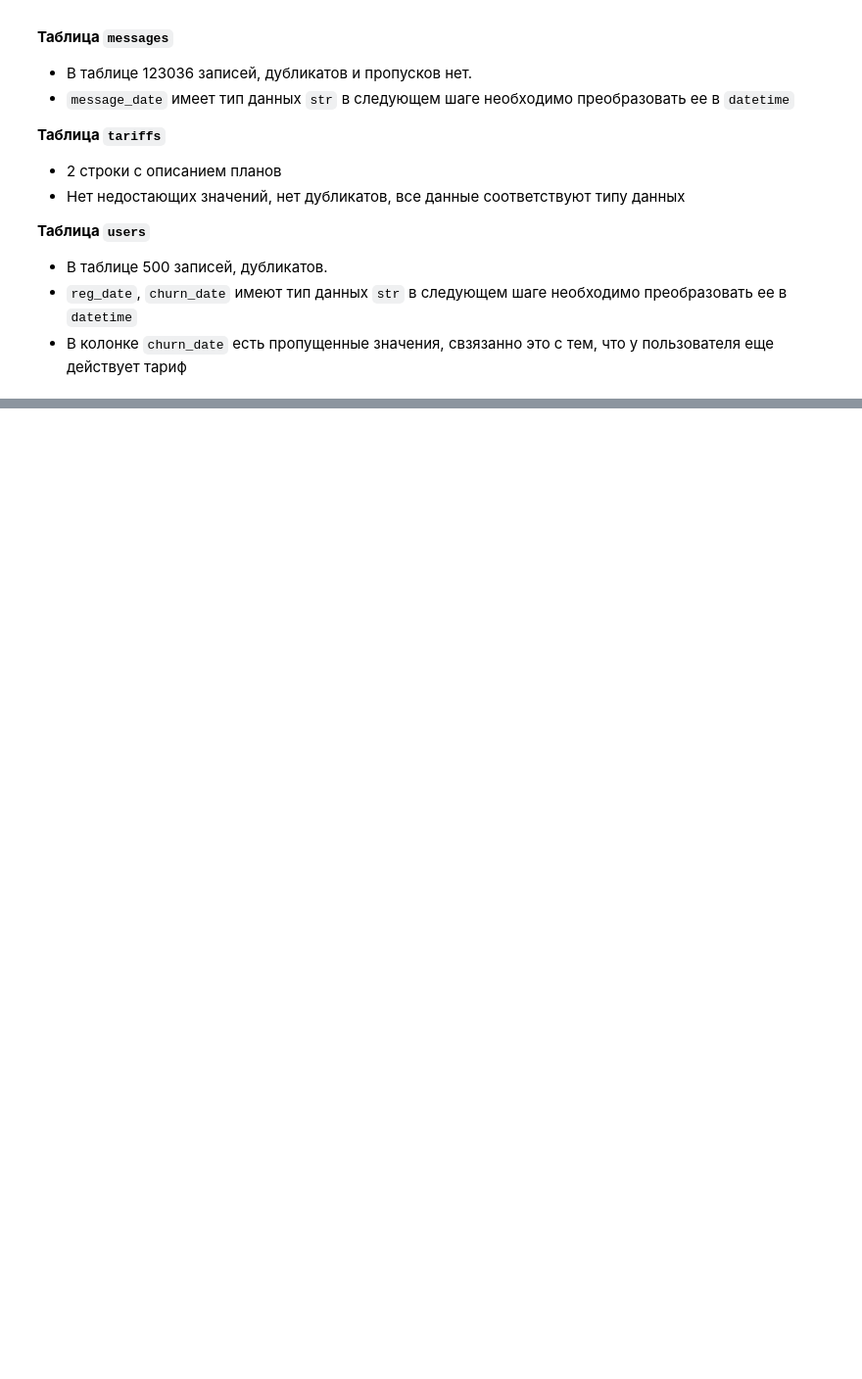
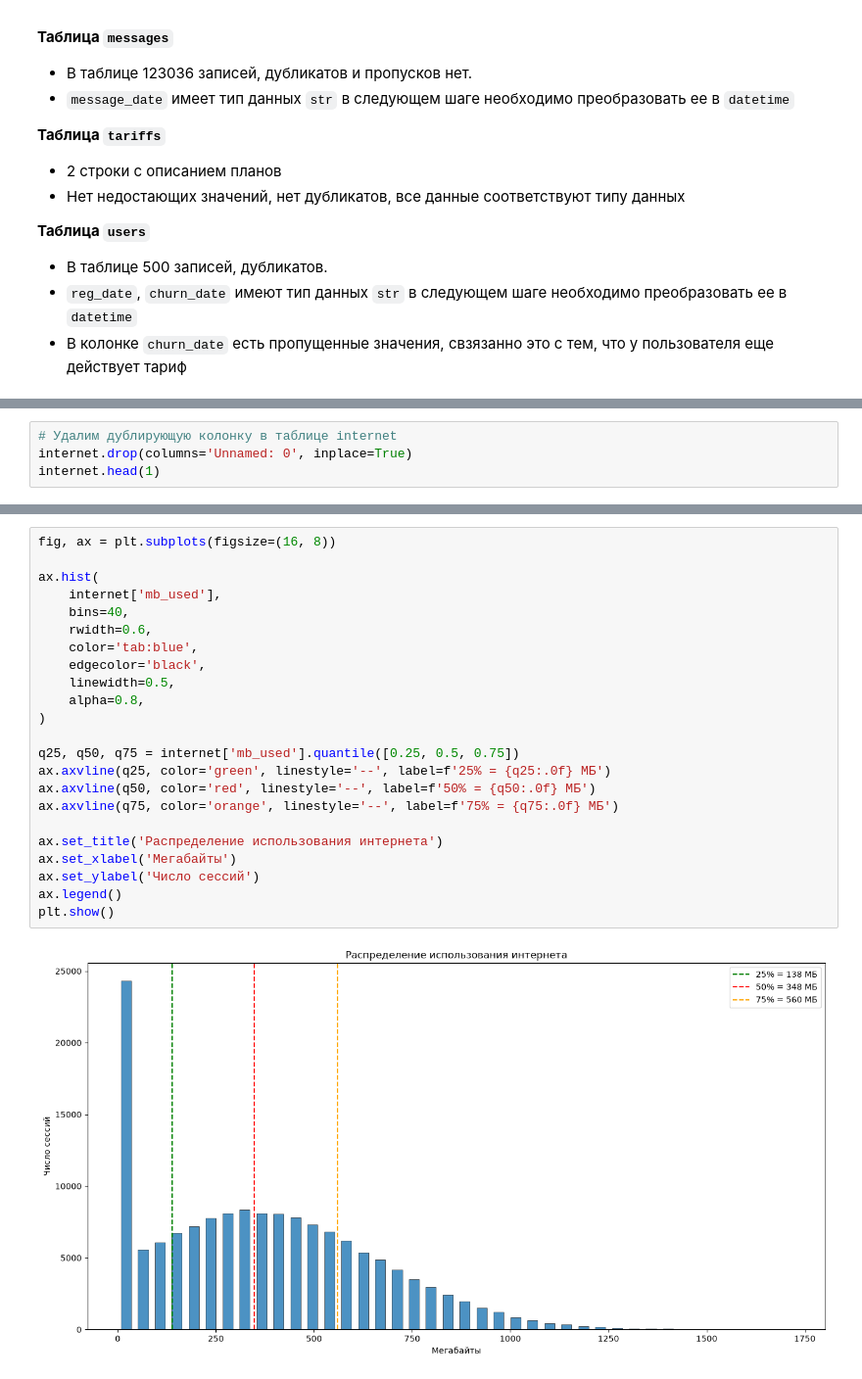
Before and after one commit to artkriukov/portfolio, a Jupyter notebook: telecom_tariff_revenue/telecom_tariff_revenue.ipynb, the cells around one changed output, grey strips where cells are left out. Shown at 98% size. Cells and saved outputs as stored; diff of their text form; blank space fills up the shorter version.

```diff
--- a/telecom_tariff_revenue/telecom_tariff_revenue.ipynb
+++ b/telecom_tariff_revenue/telecom_tariff_revenue.ipynb
@@ -204,0 +209,4 @@ DESCRIBE
+# %%
+# Удалим дублирующую колонку в таблице internet
+internet.drop(columns='Unnamed: 0', inplace=True)
+internet.head(1)
@@ -204,0 +294,25 @@ DESCRIBE
+# %%
+fig, ax = plt.subplots(figsize=(16, 8))
+
+ax.hist(
+    internet['mb_used'],
+    bins=40,
+    rwidth=0.6,
+    color='tab:blue',
+    edgecolor='black',
+    linewidth=0.5,
+    alpha=0.8,
+)
+
+q25, q50, q75 = internet['mb_used'].quantile([0.25, 0.5, 0.75])
+ax.axvline(q25, color='green', linestyle='--', label=f'25% = {q25:.0f} МБ')
+ax.axvline(q50, color='red', linestyle='--', label=f'50% = {q50:.0f} МБ')
+ax.axvline(q75, color='orange', linestyle='--', label=f'75% = {q75:.0f} МБ')
+
+ax.set_title('Распределение использования интернета')
+ax.set_xlabel('Мегабайты')
+ax.set_ylabel('Число сессий')
+ax.legend()
+plt.show()
+# %% [output]
+[figure, added]
```
Also changed, not shown: parts of 14 cells of this notebook, 1 other file.
